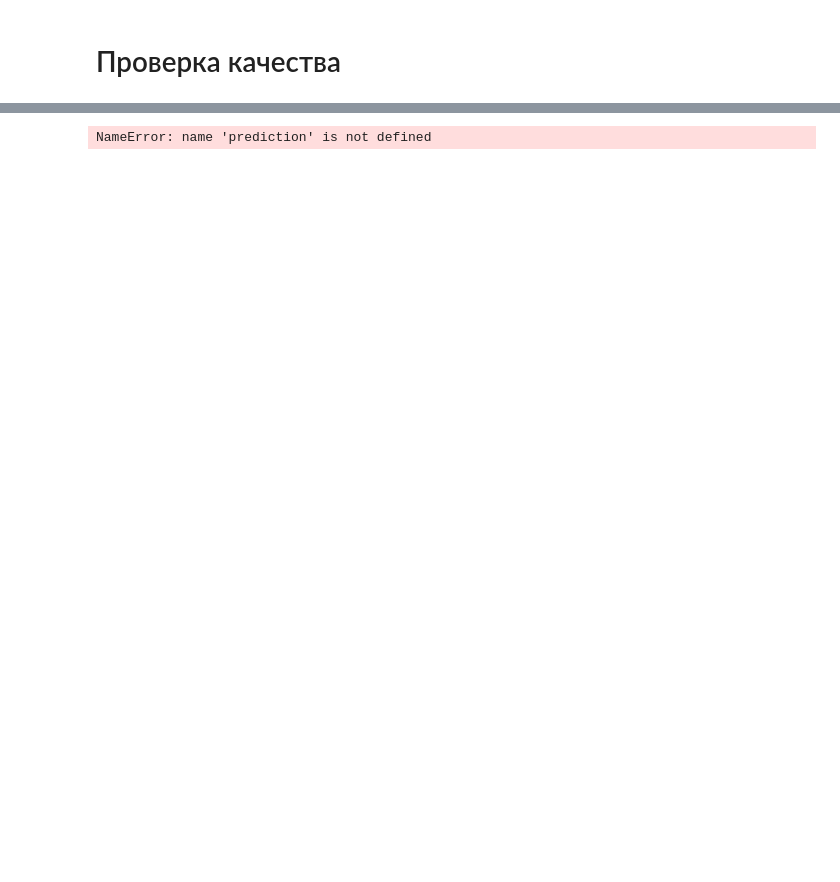
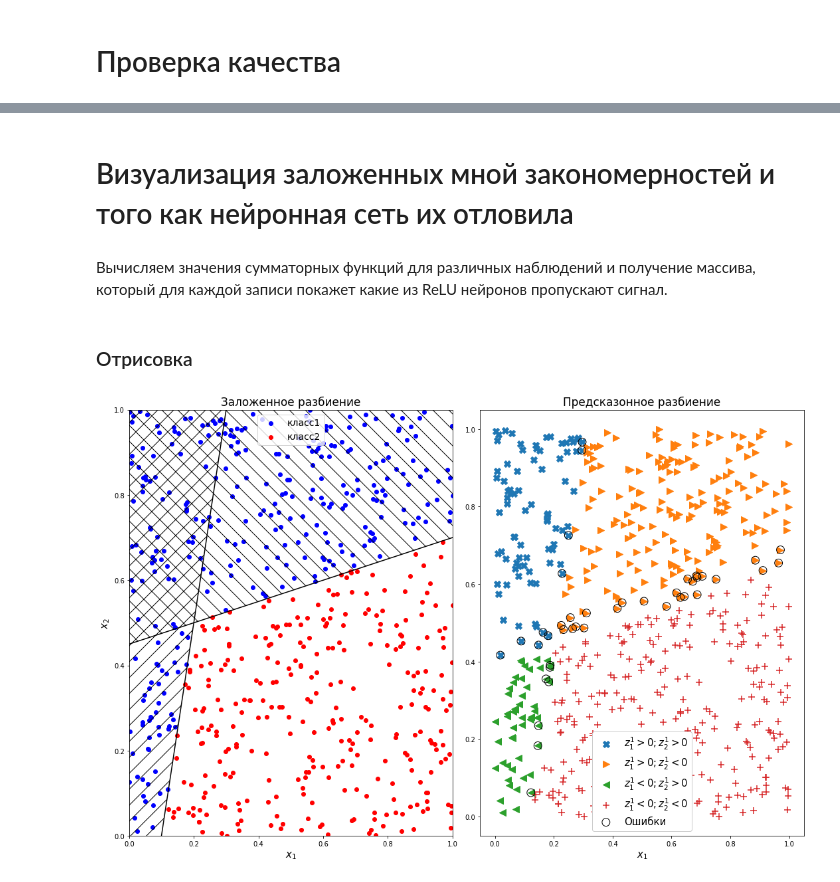
Before and after one commit to Dranikf/diplom_project, a Jupyter notebook: prog/why logit is linear/nn_for_non_linar.ipynb, the cells around one changed output, grey strips where cells are left out. Saved outputs shown, nothing was run; the diff lists cells and outputs as text; code cells hidden in the pictures; blank space fills up the shorter version.

```diff
--- a/prog/why logit is linear/nn_for_non_linar.ipynb
+++ b/prog/why logit is linear/nn_for_non_linar.ipynb
@@ -155,4 +128,74 @@ plt.scatter(X[:,0], X[:,1],c = probs_hat)
-# %%
-prediction[X[:, 0] > 0.5]
-# %% [output]
-NameError: name 'prediction' is not defined
+# %% [markdown]
+# Визуализация заложенных мной закономерностей и того как нейронная сеть их отловила
+# %% [markdown]
+Вычисляем значения сумматорных функций для различных наблюдений и получение массива, который для каждой записи покажет какие из ReLU нейронов пропускают сигнал.
+# %%
+sum_f_values = \
+    (simple_net.fc1.weight.detach().numpy().dot(X.transpose()) +\
+     simple_net.fc1.bias.detach().numpy().reshape(2,1)).transpose()
+
+ReLU_decisions = (sum_f_values > 0)
+# %% [markdown]
+### Отрисовка
+# %%
+fig = plt.figure(figsize = [15,10])
+
+
+plt.subplot(121)
+
+line1_x = [-fp.a/fp.a1, -(fp.a+fp.a2)/fp.a1]
+line2_y = [-fp.b/fp.b2, -(fp.b+fp.b1)/fp.b2]
+
+
+# точки
+draw_my_scatter(
+    X[:,0], X[:,1], Y
+)
+# площади
+plt.fill_between([0] + line1_x, [0, 0, 1], [1]*3,  hatch = '/', alpha = 0)
+plt.fill_between([0,1], line2_y, [1,1],  hatch = '\\', alpha = 0)
+# дискриминирующие линии
+plt.plot(line1_x, [0, 1], 'black')
+plt.plot([0,1], line2_y, 'black')
+
+
+plt.title('Заложенное разбиение', fontsize = 17)
+plt.margins(x = 0, y = 0)
+
+plt.subplot(122)
+
+def groups_plot(condition, **kawargs):
+    plt.scatter(X[:,0][condition], X[:,1][condition], **kawargs)
+
+# разбиения маркерами
+groups_plot(ReLU_decisions[:,0] & ReLU_decisions[:,1], marker = 'X', s = 100)
+groups_plot(ReLU_decisions[:,0] & np.invert(ReLU_decisions[:,1]), marker = '>', s = 100)
+groups_plot(np.invert(ReLU_decisions[:,0]) & ReLU_decisions[:,1], marker = '<', s = 100)
+groups_plot(np.invert(ReLU_decisions[:,0] | ReLU_decisions[:,1]), marker = '+', s = 100)
+
+# ошибки разбиений
+cond1 = \
+    (fp.a1*X[:,0] + fp.a2*X[:,1] + fp.a > 0) &\
+    ReLU_decisions[:,1]
+cond2 = \
+    (fp.b1*X[:,0] + fp.b2*X[:,1] + fp.b > 0) &\
+    ReLU_decisions[:,0]
+plt.scatter(X[cond1,0], X[cond1,1], facecolors='none', edgecolors='black', s = 140)
+plt.scatter(X[cond2,0], X[cond2,1], facecolors='none', edgecolors='black', s = 140)
+
+
+plt.title("Предсказонное разбиение", fontsize = 17)
+plt.xlabel("$x_1$", fontsize = 15)
+
+plt.legend([
+    "$z_1^1>0;z_2^1>0$",
+    "$z_1^1>0;z_2^1<0$",
+    "$z_1^1<0;z_2^1>0$",
+    "$z_1^1<0;z_2^1<0$",
+    "Ошибки"
+], fontsize = 15,  framealpha = 1)
+
+fig.tight_layout()
+plt.savefig('pictures/non_linear_for_nn.png')
+# %% [output]
+[figure, added]
```
Also changed, not shown: parts of 9 cells of this notebook, 6 other files.
